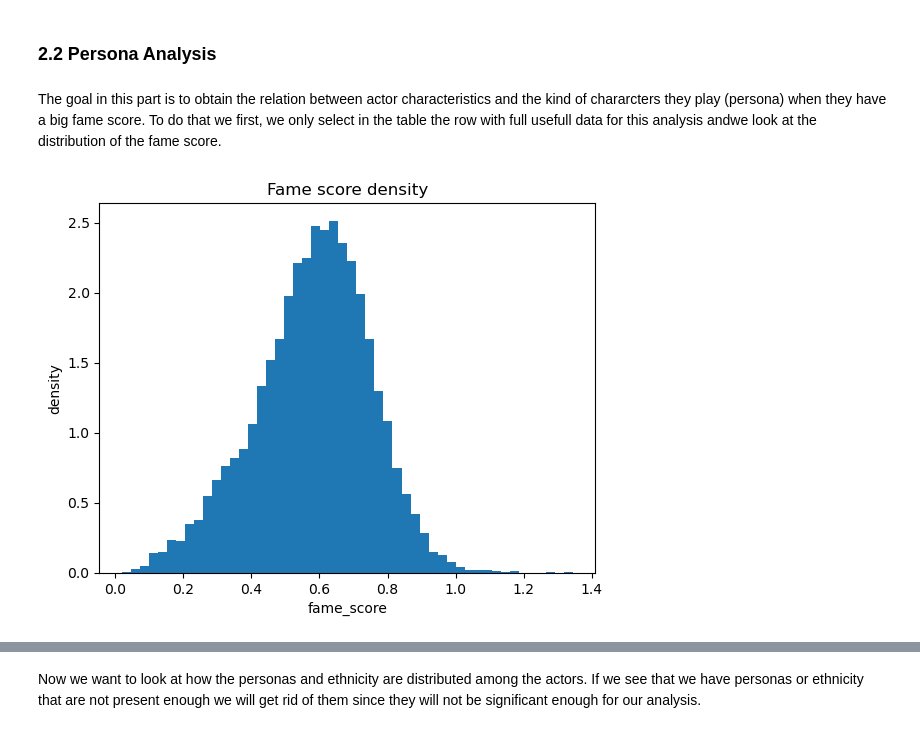
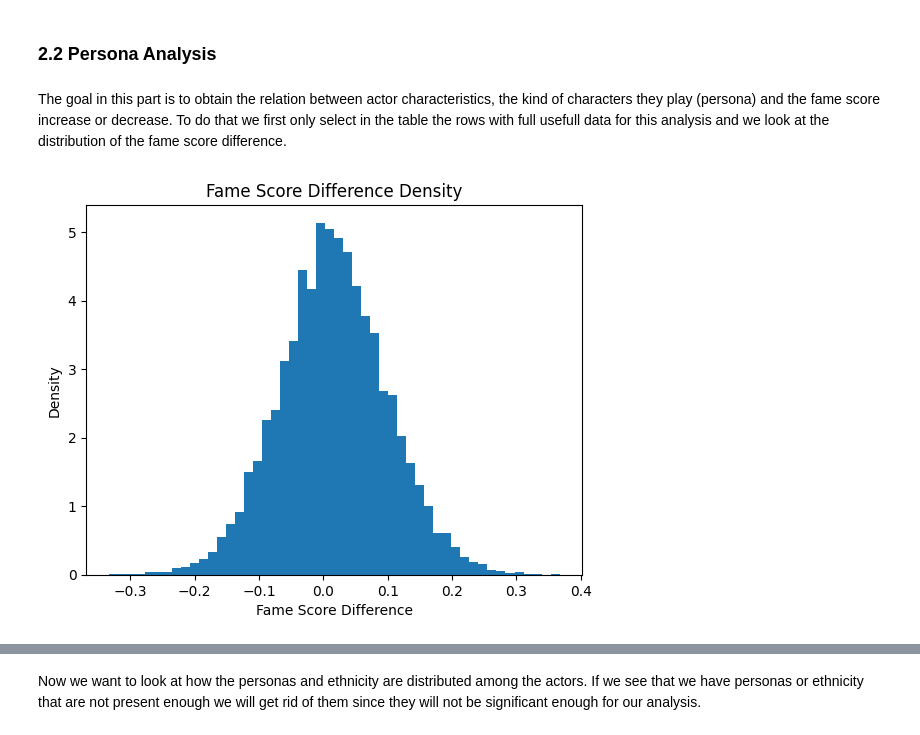
Before and after one commit to epfl-ada/ada-2023-project-lasempanadas, a Jupyter notebook: project_milestone_2.ipynb, the cells around one changed output, grey strips where cells are left out. Drawn from its saved outputs; the diff is of its cells as text; code cells hidden in the pictures.

```diff
--- a/project_milestone_2.ipynb
+++ b/project_milestone_2.ipynb
@@ -337,5 +333,7 @@ We can see that we didn't loose to much data. We will now create a dataset conta
 # %%
-actor_movie = cmu_character.drop(columns='release_date', axis=1).merge(cmu_movies[['wikiID','averageRating','numVotes','release_date']],on='wikiID',how='inner')
-actor_movie
+actor_movie = cmu_character.drop(columns='release_date', axis=1) \
+                           .merge(cmu_movies[['wikiID','averageRating','numVotes','release_date']],
+                                  on='wikiID',how='inner')
+actor_movie.sample(5)
 # %% [output]
 |  | wikiID | freebase_movID | character_name | actor_birth | actor_gender | actor_height | actor_ethnicity | ... |
@@ -358,5 +355,10 @@ We First define a function to compute this fame score and then we apply it to ou
 # %%
 def fame_score(row,data):
+    '''
+    This function computes the fame score of an actor based on the average rating and the number of votes of the
+    3 past movies, if they exist.
+    '''
+
     n = row['index']
     rowm1 = data.iloc[n-1]
     rowm2 = data.iloc[n-2]
@@ -457,6 +429,9 @@ We want now to populate our cmu_character dataframe with those infos about the p
 # %%
-#We first need to keep only the entities detected that have a freebase_char_actor_map value in order to be able to merge it with the other df WHY?
-cmu_character = cmu_character.merge(acl_persona[['entity_id','persona']], left_on='freebase_char_actor_map', right_on='entity_id', how='left').drop(columns='entity_id')
+cmu_character = cmu_character.merge(acl_persona[['entity_id','persona']],
+                                    left_on='freebase_char_actor_map',
+                                    right_on='entity_id', how='left').drop(columns='entity_id')
+
+# Print the final dataset
 cmu_character
 # %% [output]
 |  | wikiID | freebase_movID | character_name | actor_birth | actor_gender | actor_height | actor_ethnicity | ... |
@@ -561,10 +613,9 @@ def get_fame_diff(df):
         return pd.DataFrame({'fameScore_diff': (df.fameScore.values[1:] - df.fameScore.values[:-1])[2:],
                              'release_date' : df.release_date[3:], 'wikiID' : df.wikiID[3:]})
 
-actor_fame_diff = cmu_character.loc[cmu_character.release_date.dt.day!=1, ['wikiID','freebase_actorID','fameScore','release_date']]
-actor_fame_diff = actor_fame_diff.groupby('freebase_actorID') \
-                                 .apply(get_fame_diff) \
-                                 .reset_index(level=0)
-actor_fame_diff.head()
+actor_fame_diff = cmu_character[['wikiID','freebase_actorID','fameScore','release_date']].groupby('freebase_actorID') \
+                                                                                         .apply(get_fame_diff) \
+                                                                                         .reset_index(level=0)
+actor_fame_diff.sample(5)
 # %% [output]
 |  | freebase_actorID | fameScore_diff | release_date | wikiID |
@@ -706,18 +765,21 @@ Using statsmodels package we fit a line to the data and find a coefficient of 0.
 # %% [markdown]
 ### 2.2 Persona Analysis
 # %% [markdown]
-The goal in this part is to obtain the relation between actor characteristics and the kind of chararcters they play (persona) when they have a big fame score. To do that we first, we only select in the table the row with full usefull data for this analysis andwe look at the distribution of the fame score.
+The goal in this part is to obtain the relation between actor characteristics, the kind of characters they play (persona) and the fame score increase or decrease. To do that we first only select in the table the rows with full usefull data for this analysis and we look at the distribution of the fame score difference.
 # %%
-cmu_chara_persona = cmu_character[['actor_gender','actor_height','actor_ethnicity','actor_age_at_release','persona','fameScore']].copy()
-cmu_chara_persona = cmu_chara_persona.dropna()
+# We retrieve the fame score difference for each actor at every film
+cmu_chara_persona = cmu_character.merge(actor_fame_diff,on=['wikiID','freebase_actorID','release_date'])
+cmu_chara_persona = cmu_chara_persona[['actor_gender','actor_height','actor_ethnicity','actor_age_at_release',
+                                       'persona','fameScore_diff']].copy()
+cmu_chara_persona.dropna(inplace=True)
 
 #We transform the persona dtype to str because we don't want to interpret it as numbers but as a class name
 cmu_chara_persona['persona'] = cmu_chara_persona['persona'].apply(lambda x : str(int(x)))
 
-plt.hist(cmu_chara_persona['fameScore'],density=True,bins=50)
-plt.title('Fame score density')
-plt.xlabel('fame_score')
-plt.ylabel('density')
+plt.hist(cmu_chara_persona['fameScore_diff'],density=True,bins=50)
+plt.title('Fame Score Difference Density')
+plt.xlabel('Fame Score Difference')
+plt.ylabel('Density')
 plt.show()
 # %% [output]
-[figure, old version]
+[figure, new version]
```
Also changed, not shown: parts of 75 cells of this notebook.
